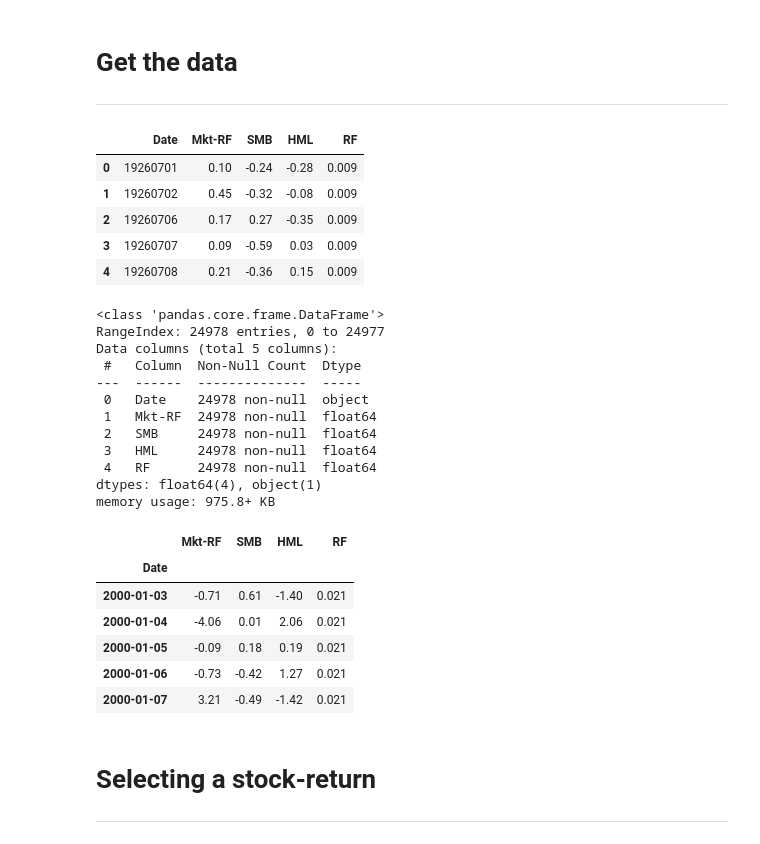
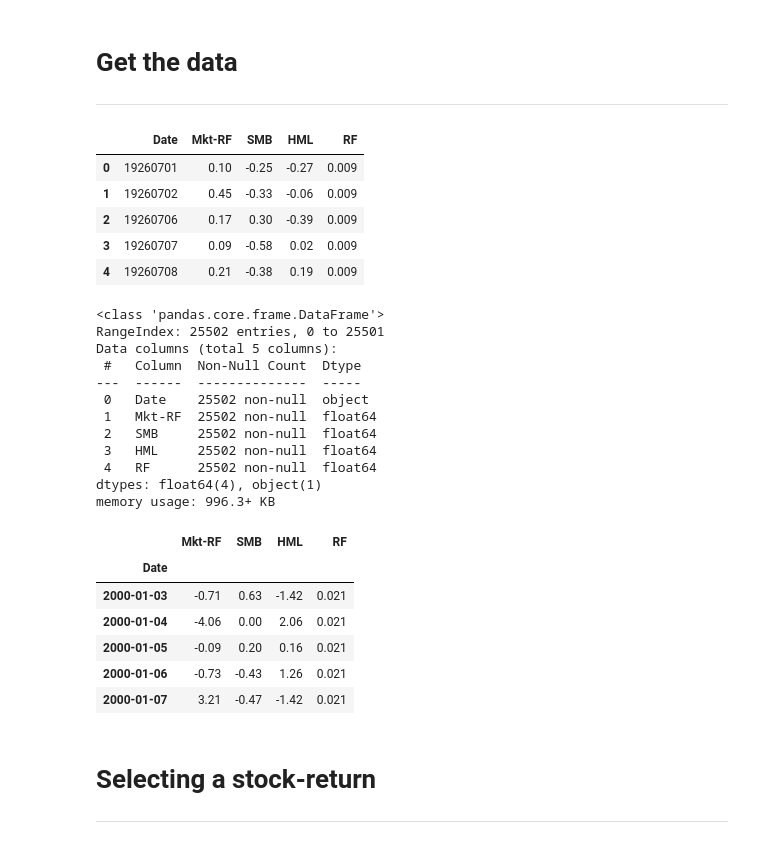
Before and after one commit to kyaiooiayk/ML-AI-DS-4-Finance, a Jupyter notebook: tutorials/modelling/GitHub_MD_rendering/Fama-French model and Hidden Markov Model.ipynb, the cells around one changed output. Cells and saved outputs as stored; diff of their text form; code cells hidden in the pictures.

```diff
--- a/tutorials/modelling/GitHub_MD_rendering/Fama-French model and Hidden Markov Model.ipynb
+++ b/tutorials/modelling/GitHub_MD_rendering/Fama-French model and Hidden Markov Model.ipynb
@@ -55,32 +55,34 @@ warnings.filterwarnings('ignore')
 # Get the data
 <hr style = "border:2px solid black" ></hr>
 # %%
-ff = pd.read_csv('./FF3.csv', skiprows=4)
+ff = pd.read_csv(
+    '../datasource/F-F_Research_Data_Factors_daily.csv', skiprows=4)
+
 ff = ff.rename(columns={'Unnamed: 0': 'Date'})
 ff = ff.iloc[:-1]
 ff.head()
 # %% [output]
 |  | Date | Mkt-RF | SMB | HML | RF |
-| 0 | 19260701 | 0.10 | -0.24 | -0.28 | 0.009 |
-| 1 | 19260702 | 0.45 | -0.32 | -0.08 | 0.009 |
-| 2 | 19260706 | 0.17 | 0.27 | -0.35 | 0.009 |
-| 3 | 19260707 | 0.09 | -0.59 | 0.03 | 0.009 |
-| 4 | 19260708 | 0.21 | -0.36 | 0.15 | 0.009 |
+| 0 | 19260701 | 0.10 | -0.25 | -0.27 | 0.009 |
+| 1 | 19260702 | 0.45 | -0.33 | -0.06 | 0.009 |
+| 2 | 19260706 | 0.17 | 0.30 | -0.39 | 0.009 |
+| 3 | 19260707 | 0.09 | -0.58 | 0.02 | 0.009 |
+| 4 | 19260708 | 0.21 | -0.38 | 0.19 | 0.009 |
 # %%
 ff.info()
 # %% [output]
 <class 'pandas.core.frame.DataFrame'>
-RangeIndex: 24978 entries, 0 to 24977
+RangeIndex: 25502 entries, 0 to 25501
 Data columns (total 5 columns):
  #   Column  Non-Null Count  Dtype
 ---  ------  --------------  -----
- 0   Date    24978 non-null  object
- 1   Mkt-RF  24978 non-null  float64
- 2   SMB     24978 non-null  float64
- 3   HML     24978 non-null  float64
- 4   RF      24978 non-null  float64
+ 0   Date    25502 non-null  object
+ 1   Mkt-RF  25502 non-null  float64
+ 2   SMB     25502 non-null  float64
+ 3   HML     25502 non-null  float64
+ 4   RF      25502 non-null  float64
 dtypes: float64(4), object(1)
-memory usage: 975.8+ KB
+memory usage: 996.3+ KB
 # %%
 ff['Date'] = pd.to_datetime(ff['Date'])
 ff.set_index('Date', inplace=True)
@@ -90,11 +92,11 @@ ff_trim.head()
 # %% [output]
 |  | Mkt-RF | SMB | HML | RF |
 | Date |  |  |  |  |
-| 2000-01-03 | -0.71 | 0.61 | -1.40 | 0.021 |
-| 2000-01-04 | -4.06 | 0.01 | 2.06 | 0.021 |
-| 2000-01-05 | -0.09 | 0.18 | 0.19 | 0.021 |
-| 2000-01-06 | -0.73 | -0.42 | 1.27 | 0.021 |
-| 2000-01-07 | 3.21 | -0.49 | -1.42 | 0.021 |
+| 2000-01-03 | -0.71 | 0.63 | -1.42 | 0.021 |
+| 2000-01-04 | -4.06 | 0.00 | 2.06 | 0.021 |
+| 2000-01-05 | -0.09 | 0.20 | 0.16 | 0.021 |
+| 2000-01-06 | -0.73 | -0.43 | 1.26 | 0.021 |
+| 2000-01-07 | 3.21 | -0.47 | -1.42 | 0.021 |
 # %% [markdown]
 # Selecting a stock-return
 <hr style = "border:2px solid black" ></hr>
```
Also changed, not shown: parts of 16 cells of this notebook, 12 other files.
